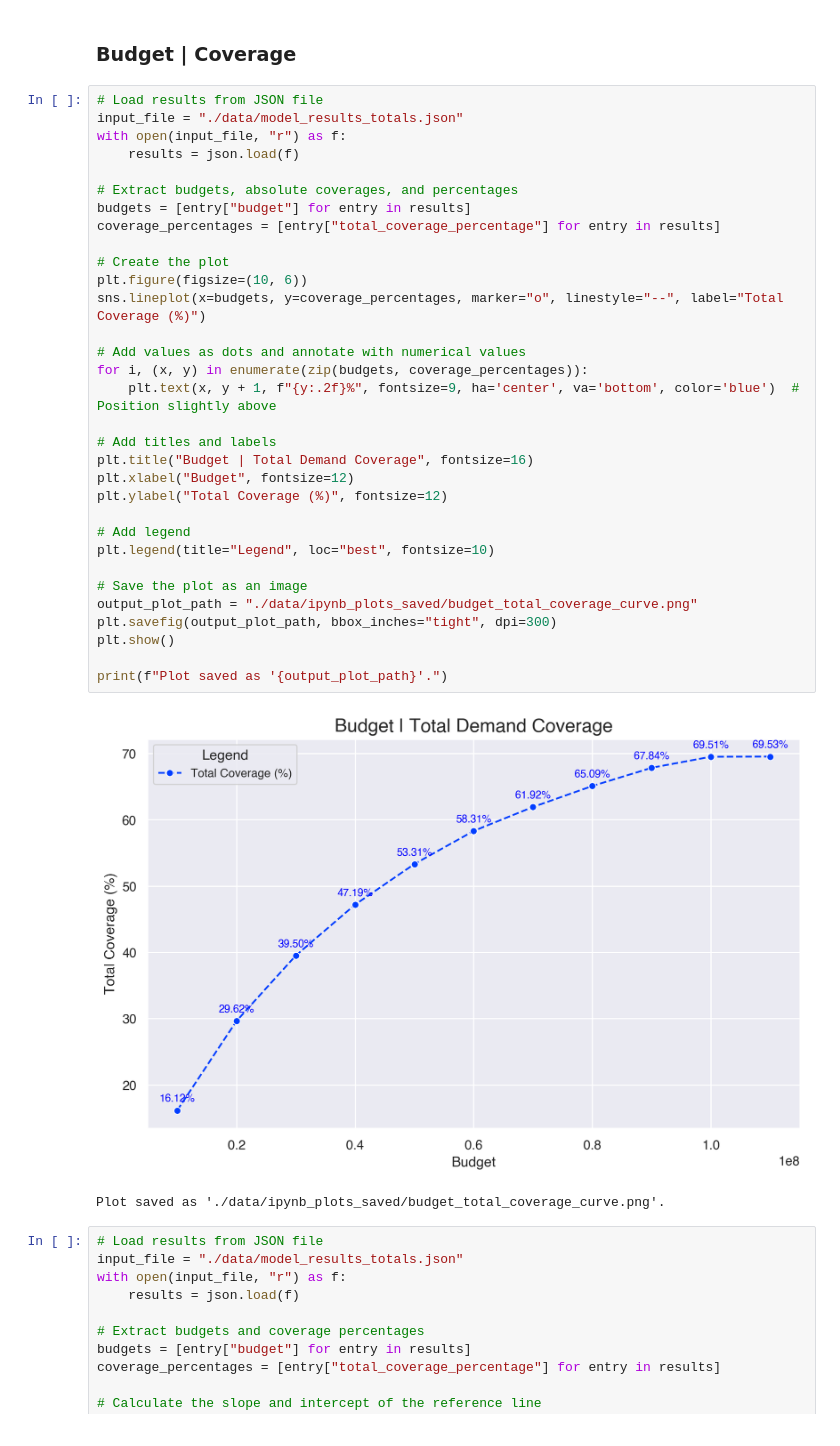
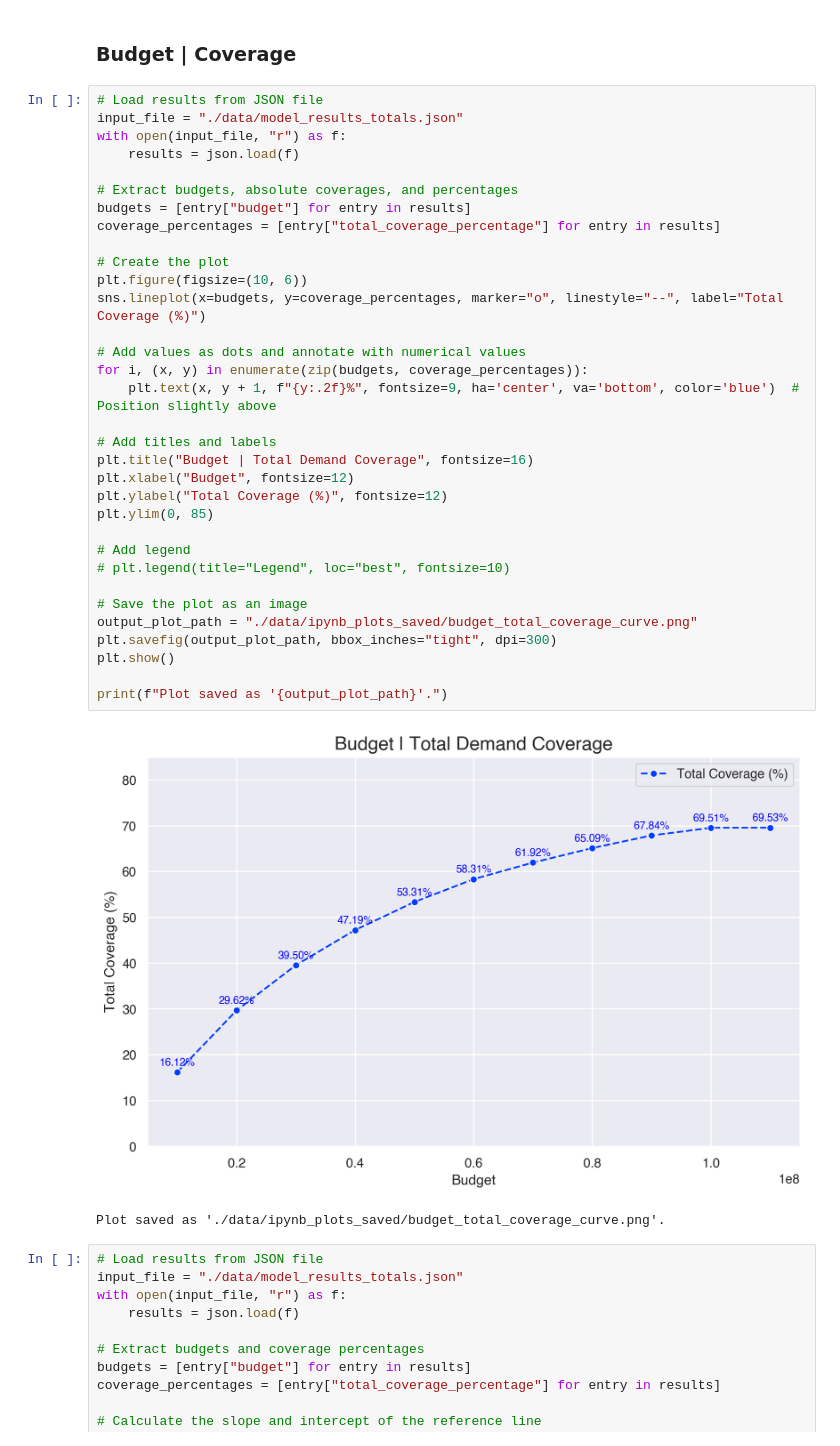
Before and after one commit to ivan-liuliaev/EV_Chargers_Placement_Optimization, a Jupyter notebook: nb_2_model_results.ipynb, the cells around one changed output. Drawn from its saved outputs; the diff is of its cells as text.

```diff
--- a/nb_2_model_results.ipynb
+++ b/nb_2_model_results.ipynb
@@ -30,35 +30,36 @@ gdf_shp_areas.area_demand = gdf_shp_areas.area_demand.astype(int)
 input_file = "./data/model_results_totals.json"
 with open(input_file, "r") as f:
     results = json.load(f)
 
 # Extract budgets, absolute coverages, and percentages
 budgets = [entry["budget"] for entry in results]
 coverage_percentages = [entry["total_coverage_percentage"] for entry in results]
 
 # Create the plot
 plt.figure(figsize=(10, 6))
 sns.lineplot(x=budgets, y=coverage_percentages, marker="o", linestyle="--", label="Total Coverage (%)")
 
 # Add values as dots and annotate with numerical values
 for i, (x, y) in enumerate(zip(budgets, coverage_percentages)):
     plt.text(x, y + 1, f"{y:.2f}%", fontsize=9, ha='center', va='bottom', color='blue')  # Position slightly above
 
 # Add titles and labels
 plt.title("Budget | Total Demand Coverage", fontsize=16)
 plt.xlabel("Budget", fontsize=12)
 plt.ylabel("Total Coverage (%)", fontsize=12)
+plt.ylim(0, 85)
 
 # Add legend
-plt.legend(title="Legend", loc="best", fontsize=10)
+# plt.legend(title="Legend", loc="best", fontsize=10)
 
 # Save the plot as an image
 output_plot_path = "./data/ipynb_plots_saved/budget_total_coverage_curve.png"
 plt.savefig(output_plot_path, bbox_inches="tight", dpi=300)
 plt.show()
 
 print(f"Plot saved as '{output_plot_path}'.")
 # %% [output]
-[figure, old version]
+[figure, new version]
 Plot saved as './data/ipynb_plots_saved/budget_total_coverage_curve.png'.
 # %%
 # Load results from JSON file
```
Also changed, not shown: parts of 6 cells of this notebook, 4 other files.
